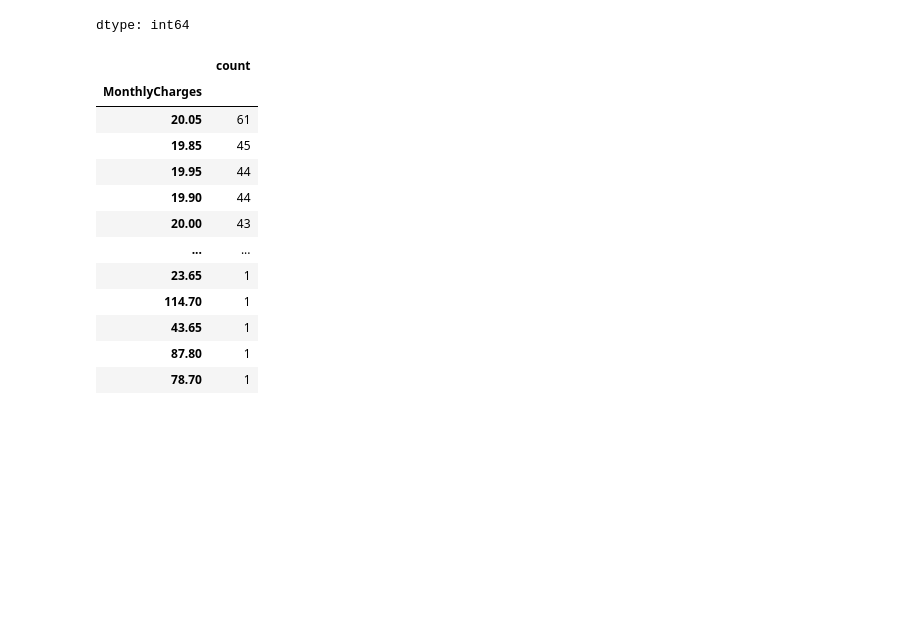
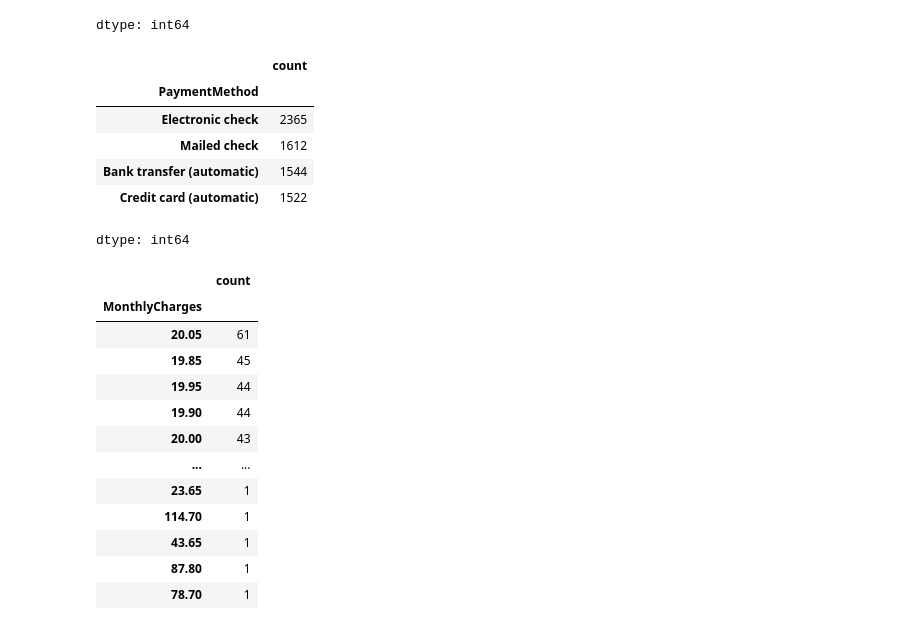
Before and after one commit to sbmccall/data-science-projects, a Jupyter notebook: telco-customer-churn/notebooks/telco_customer_churn_sbm.ipynb, the cells around one changed output. Saved outputs shown, nothing was run; the diff lists cells and outputs as text; code cells hidden in the pictures; blank space fills up the shorter version.

```diff
--- a/telco-customer-churn/notebooks/telco_customer_churn_sbm.ipynb
+++ b/telco-customer-churn/notebooks/telco_customer_churn_sbm.ipynb
@@ -212,6 +212,16 @@ df.PaperlessBilling.value_counts()
 | Yes | 4171 |
 | No | 2872 |
 dtype: int64
+# %%
+df.PaymentMethod.value_counts()
+# %% [output]
+|  | count |
+| PaymentMethod |  |
+| Electronic check | 2365 |
+| Mailed check | 1612 |
+| Bank transfer (automatic) | 1544 |
+| Credit card (automatic) | 1522 |
+dtype: int64
 # %%
 df.MonthlyCharges.value_counts()
 # %% [output]
```
Also changed, not shown: parts of 5 cells of this notebook.
